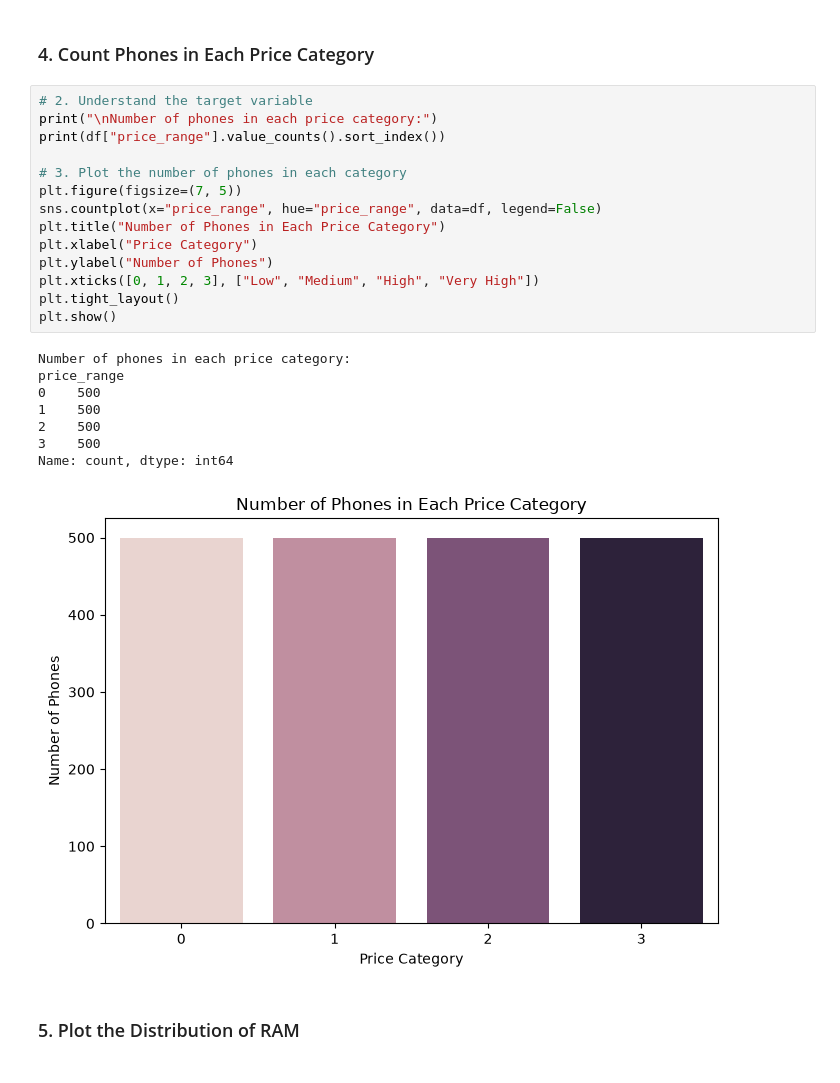
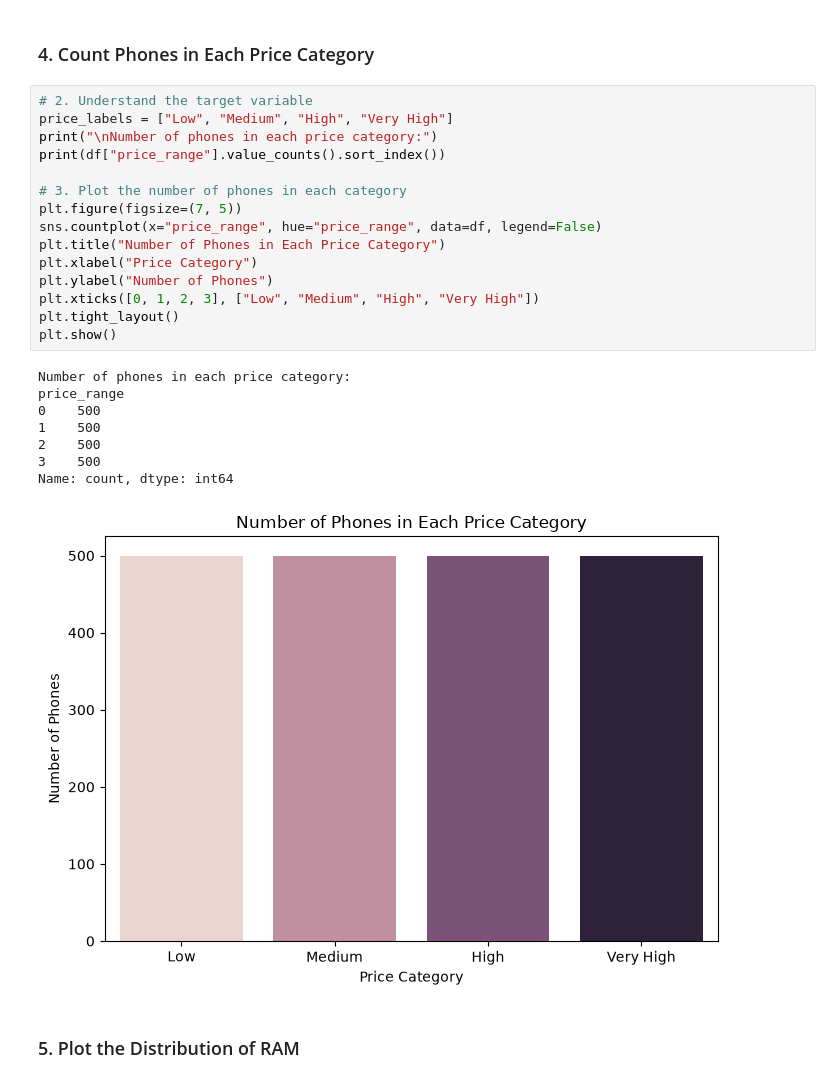
Before and after one commit to 2026eeb1328-rgb/AI101-Mini-Project-Group-71, a Jupyter notebook: src/data_exploration.ipynb, the cells around one changed output. Saved outputs shown, nothing was run; the diff lists cells and outputs as text.

```diff
--- a/src/data_exploration.ipynb
+++ b/src/data_exploration.ipynb
@@ -103,27 +103,28 @@ max      20.000000     1.000000      1.000000     1.000000     3.000000
 ### 4. Count Phones in Each Price Category
 # %%
 # 2. Understand the target variable
+price_labels = ["Low", "Medium", "High", "Very High"]
 print("\nNumber of phones in each price category:")
 print(df["price_range"].value_counts().sort_index())
 
 # 3. Plot the number of phones in each category
 plt.figure(figsize=(7, 5))
 sns.countplot(x="price_range", hue="price_range", data=df, legend=False)
 plt.title("Number of Phones in Each Price Category")
 plt.xlabel("Price Category")
 plt.ylabel("Number of Phones")
 plt.xticks([0, 1, 2, 3], ["Low", "Medium", "High", "Very High"])
 plt.tight_layout()
 plt.show()
 # %% [output]
 Number of phones in each price category:
 price_range
 0    500
 1    500
 2    500
 3    500
 Name: count, dtype: int64
-[figure, old version]
+[figure, new version]
 # %% [markdown]
 ### 5. Plot the Distribution of RAM
 # %%
```
Also changed, not shown: parts of 7 cells of this notebook.
